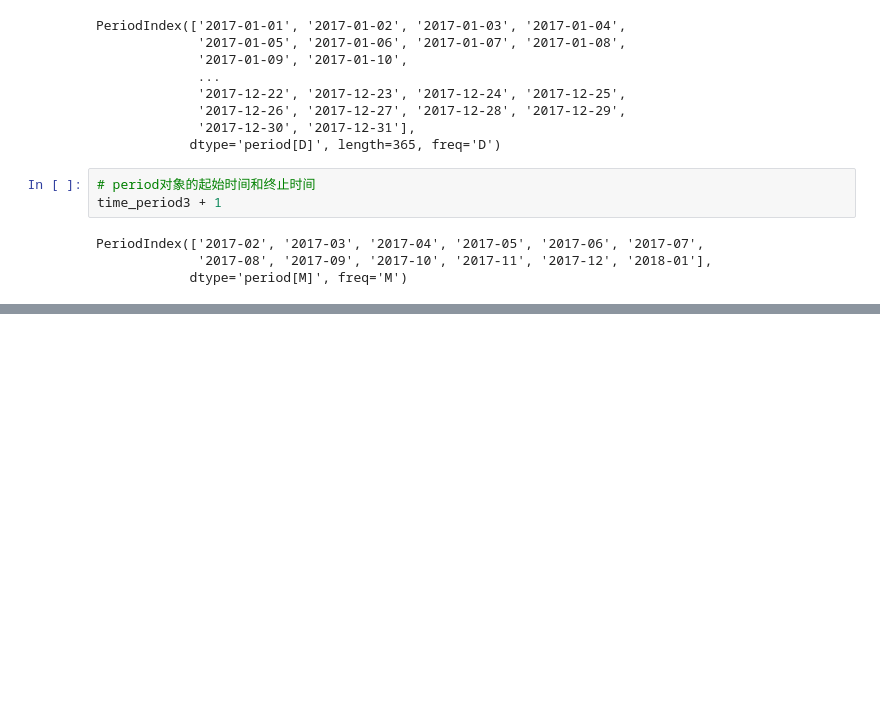
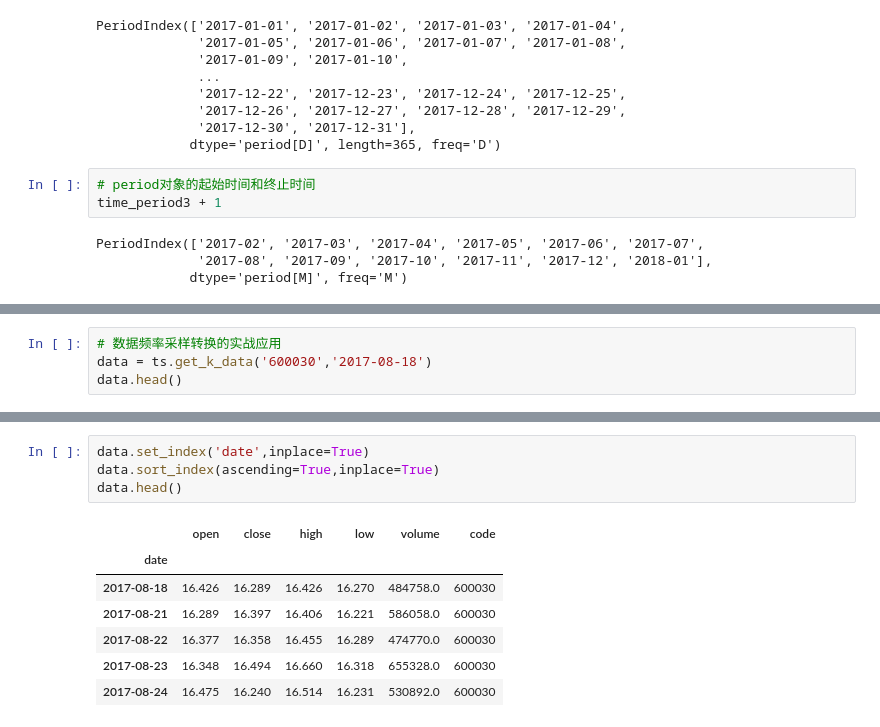
Before and after one commit to myplanB/QuantitativeTransaction, a Jupyter notebook: 21 时间序列-datetime.ipynb, the cells around one changed output, grey strips where cells are left out. Drawn from its saved outputs; the diff is of its cells as text; blank space fills up the shorter version.

```diff
--- a/21 时间序列-datetime.ipynb
+++ b/21 时间序列-datetime.ipynb
@@ -231,0 +421,4 @@ Freq: M, dtype: float64
+# %%
+# 数据频率采样转换的实战应用
+data = ts.get_k_data('600030','2017-08-18')
+data.head()
@@ -231,0 +433,12 @@ Freq: M, dtype: float64
+# %%
+data.set_index('date',inplace=True)
+data.sort_index(ascending=True,inplace=True)
+data.head()
+# %% [output]
+|  | open | close | high | low | volume | code |
+| date |  |  |  |  |  |  |
+| 2017-08-18 | 16.426 | 16.289 | 16.426 | 16.270 | 484758.0 | 600030 |
+| 2017-08-21 | 16.289 | 16.397 | 16.406 | 16.221 | 586058.0 | 600030 |
+| 2017-08-22 | 16.377 | 16.358 | 16.455 | 16.289 | 474770.0 | 600030 |
+| 2017-08-23 | 16.348 | 16.494 | 16.660 | 16.318 | 655328.0 | 600030 |
+| 2017-08-24 | 16.475 | 16.240 | 16.514 | 16.231 | 530892.0 | 600030 |
```
Also changed, not shown: parts of 29 cells of this notebook, 2 other files.
